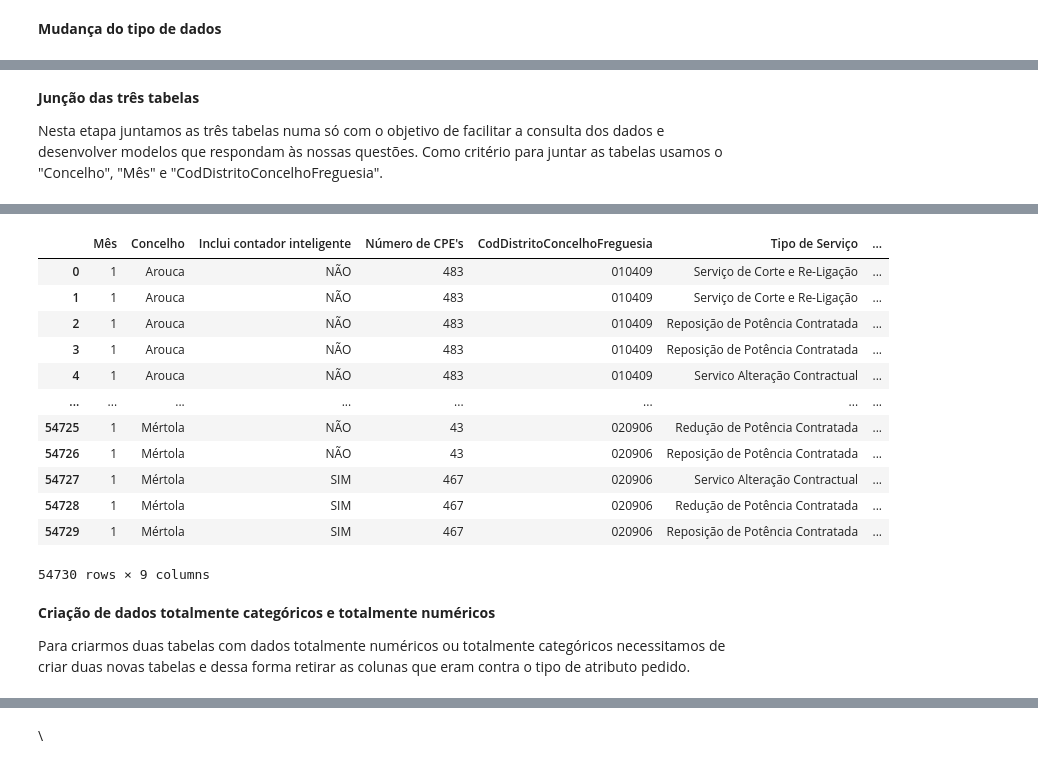
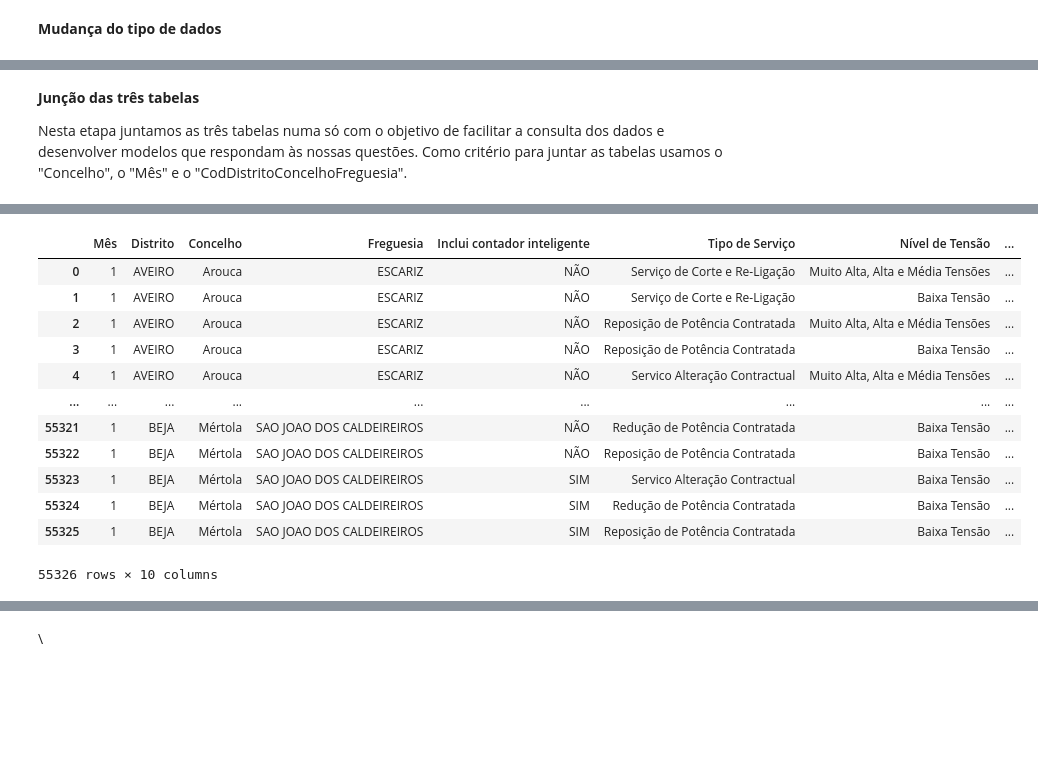
Before and after one commit to RafaelGesero/DECDProject, a Jupyter notebook: ProjetoDECD_Grupo20.ipynb, the cells around one changed output, grey strips where cells are left out. Drawn from its saved outputs; the diff is of its cells as text; code cells hidden in the pictures; blank space fills up the shorter version.

```diff
--- a/ProjetoDECD_Grupo20.ipynb
+++ b/ProjetoDECD_Grupo20.ipynb
@@ -262,9 +245,9 @@ Para que seja possível juntar as três tabelas, terá de ser feito algum tratam
 4. Eliminação das colunas "CodDistrito","CodDistritoConcelho" e "CodDistritoConcelhoFreguesia" das três tabelas.
 # %%
 numeroOrdensServico2.rename(columns={'Mes' : 'Mês'}, inplace=True)
-numeroContratosEnergia2.drop(columns=['data','Distrito','Freguesia','CodDistrito','CodDistritoConcelho','Ano','Contrato Ativo'], inplace = True)
-numeroOrdensServico2.drop(columns=['data','Distrito', 'Freguesia','Ano'], inplace = True)
-consumosMensaisPorConcelho2.drop(columns=['Data','Distrito', 'Freguesia','CodDistrito','CodDistritoConcelho','Ano'], inplace = True)
+numeroContratosEnergia2.drop(columns=['data','CodDistrito','CodDistritoConcelho','Ano','Contrato Ativo'], inplace = True)
+numeroOrdensServico2.drop(columns=['data','Ano'], inplace = True)
+consumosMensaisPorConcelho2.drop(columns=['Data','CodDistrito','CodDistritoConcelho','Ano'], inplace = True)
 
 numeroContratosEnergia2.info()
 numeroOrdensServico2.info()
@@ -326,12 +309,21 @@ consumosMensaisPorConcelho2['Nível de Tensão'] = consumosMensaisPorConcelho2['
 consumosMensaisPorConcelho2['Concelho'] = consumosMensaisPorConcelho2['Concelho'].astype('category')
 consumosMensaisPorConcelho2['CodDistritoConcelhoFreguesia'] = consumosMensaisPorConcelho2['CodDistritoConcelhoFreguesia'].astype('category')
 consumosMensaisPorConcelho2['Mês'] = consumosMensaisPorConcelho2['Mês'].astype('category')
+consumosMensaisPorConcelho2['Freguesia'] = consumosMensaisPorConcelho2['Freguesia'].astype('category')
+consumosMensaisPorConcelho2['Distrito'] = consumosMensaisPorConcelho2['Distrito'].astype('category')
+
 
 
 numeroOrdensServico2['Tipo de Serviço'] = numeroOrdensServico2['Tipo de Serviço'].astype('category')
 numeroOrdensServico2['Concelho'] = numeroOrdensServico2['Concelho'].astype('category')
 numeroOrdensServico2['CodDistritoConcelhoFreguesia'] = numeroOrdensServico2['CodDistritoConcelhoFreguesia'].astype('category')
 numeroOrdensServico2['Mês'] = numeroOrdensServico2['Mês'].astype('category')
+numeroOrdensServico2['Freguesia'] = numeroOrdensServico2['Freguesia'].astype('category')
+numeroOrdensServico2['Distrito'] = numeroOrdensServico2['Distrito'].astype('category')
+#numeroOrdensServico2['Distrito'] = numeroOrdensServico2['Distrito'].apply(lambda x: x.upper())
+#numeroOrdensServico2['Freguesia'] = numeroOrdensServico2['Freguesia'].apply(lambda x: x.upper())
+
+
 
 
 
@@ -339,6 +331,12 @@ numeroContratosEnergia2['Inclui contador inteligente'] = numeroContratosEnergia2
 numeroContratosEnergia2['Concelho'] = numeroContratosEnergia2['Concelho'].astype('category')
 numeroContratosEnergia2['CodDistritoConcelhoFreguesia'] = numeroContratosEnergia2['CodDistritoConcelhoFreguesia'].astype('category')
 numeroContratosEnergia2['Mês'] = numeroContratosEnergia2['Mês'].astype('category')
+numeroContratosEnergia2['Freguesia'] = numeroContratosEnergia2['Freguesia'].astype('category')
+numeroContratosEnergia2['Distrito'] = numeroContratosEnergia2['Distrito'].astype('category')
+#numeroContratosEnergia2['Distrito'] = numeroContratosEnergia2['Distrito'].apply(lambda x: x.upper())
+#numeroContratosEnergia2['Freguesia'] = numeroContratosEnergia2['Freguesia'].apply(lambda x: x.upper())
+
+
 
 consumosMensaisPorConcelho2.info()
 numeroOrdensServico2.info()
@@ -382,16 +371,25 @@ memory usage: 592.6 KB
 **Junção das três tabelas**
 
 Nesta etapa juntamos as três tabelas numa só com o objetivo de facilitar a consulta dos dados e desenvolver modelos que respondam às nossas questões.
-Como critério para juntar as tabelas usamos o "Concelho", "Mês" e "CodDistritoConcelhoFreguesia".
+Como critério para juntar as tabelas usamos o "Concelho", o "Mês" e o "CodDistritoConcelhoFreguesia".
 # %%
-merged_aux = pd.merge(numeroContratosEnergia2,numeroOrdensServico2, on=['CodDistritoConcelhoFreguesia', 'Mês','Concelho'], how='inner')
-merged_df = pd.merge(merged_aux,consumosMensaisPorConcelho2, on=['CodDistritoConcelhoFreguesia','Mês','Concelho'], how='inner')
+merged_aux = pd.merge(numeroContratosEnergia2,numeroOrdensServico2, on=['Mês','CodDistritoConcelhoFreguesia'], how='inner')
+merged_df = pd.merge(merged_aux,consumosMensaisPorConcelho2, on=['CodDistritoConcelhoFreguesia','Mês'], how='inner')
 merged_df.drop_duplicates() #Eliminamos possíveis dados duplicados
 merged_df.dropna(inplace=True) #Elimamos possíveis dados nulos
 
 merged_df['Concelho'] = merged_df['Concelho'].astype('category')
-merged_df['CodDistritoConcelhoFreguesia'] = merged_df['CodDistritoConcelhoFreguesia'].astype('category')
 merged_df['Mês'] = merged_df['Mês'].astype('category')
+merged_df['Distrito'] = merged_df['Distrito'].astype('category')
+merged_df['Freguesia'] = merged_df['Freguesia'].astype('category')
+
+merged_df.drop(columns=['Distrito_y', 'Concelho_y','Freguesia_y','Distrito_x', 'Concelho_x','Freguesia_x','CodDistritoConcelhoFreguesia'], inplace = True)
+
+
+
+nova_ordem = ['Mês', 'Distrito','Concelho','Freguesia', 'Inclui contador inteligente', 'Tipo de Serviço','Nível de Tensão', "Número de CPE's",'Ordens Serviço Realizadas (#)', 'Energia Ativa (kWh)']
+
+merged_df = merged_df.reindex(columns=nova_ordem)
 
 merged_df.info()
 
@@ -416,18 +415,14 @@ dtypes: category(6), float64(1), int64(2)
 memory usage: 1.8 MB
-|  | Mês | Concelho | Inclui contador inteligente | Número de CPE's | CodDistritoConcelhoFreguesia | Tipo de Serviço | ... |
-| 0 | 1 | Arouca | NÃO | 483 | 010409 | Serviço de Corte e Re-Ligação | ... |
-| 1 | 1 | Arouca | NÃO | 483 | 010409 | Serviço de Corte e Re-Ligação | ... |
-| 2 | 1 | Arouca | NÃO | 483 | 010409 | Reposição de Potência Contratada | ... |
-| 3 | 1 | Arouca | NÃO | 483 | 010409 | Reposição de Potência Contratada | ... |
-| 4 | 1 | Arouca | NÃO | 483 | 010409 | Servico Alteração Contractual | ... |
-| ... | ... | ... | ... | ... | ... | ... | ... |
-| 54725 | 1 | Mértola | NÃO | 43 | 020906 | Redução de Potência Contratada | ... |
-| 54726 | 1 | Mértola | NÃO | 43 | 020906 | Reposição de Potência Contratada | ... |
-| 54727 | 1 | Mértola | SIM | 467 | 020906 | Servico Alteração Contractual | ... |
-| 54728 | 1 | Mértola | SIM | 467 | 020906 | Redução de Potência Contratada | ... |
-| 54729 | 1 | Mértola | SIM | 467 | 020906 | Reposição de Potência Contratada | ... |
+|  | Mês | Distrito | Concelho | Freguesia | Inclui contador inteligente | Tipo de Serviço | Nível de Tensão | ... |
+| 0 | 1 | AVEIRO | Arouca | ESCARIZ | NÃO | Serviço de Corte e Re-Ligação | Muito Alta, Alta e Média Tensões | ... |
+| 1 | 1 | AVEIRO | Arouca | ESCARIZ | NÃO | Serviço de Corte e Re-Ligação | Baixa Tensão | ... |
+| 2 | 1 | AVEIRO | Arouca | ESCARIZ | NÃO | Reposição de Potência Contratada | Muito Alta, Alta e Média Tensões | ... |
+| 3 | 1 | AVEIRO | Arouca | ESCARIZ | NÃO | Reposição de Potência Contratada | Baixa Tensão | ... |
+| 4 | 1 | AVEIRO | Arouca | ESCARIZ | NÃO | Servico Alteração Contractual | Muito Alta, Alta e Média Tensões | ... |
+| ... | ... | ... | ... | ... | ... | ... | ... | ... |
+| 55321 | 1 | BEJA | Mértola | SAO JOAO DOS CALDEIREIROS | NÃO | Redução de Potência Contratada | Baixa Tensão | ... |
+| 55322 | 1 | BEJA | Mértola | SAO JOAO DOS CALDEIREIROS | NÃO | Reposição de Potência Contratada | Baixa Tensão | ... |
+| 55323 | 1 | BEJA | Mértola | SAO JOAO DOS CALDEIREIROS | SIM | Servico Alteração Contractual | Baixa Tensão | ... |
+| 55324 | 1 | BEJA | Mértola | SAO JOAO DOS CALDEIREIROS | SIM | Redução de Potência Contratada | Baixa Tensão | ... |
+| 55325 | 1 | BEJA | Mértola | SAO JOAO DOS CALDEIREIROS | SIM | Reposição de Potência Contratada | Baixa Tensão | ... |
-54730 rows × 9 columns
+55326 rows × 10 columns
-# %% [markdown]
-**Criação de dados totalmente categóricos e totalmente numéricos**
-
-Para criarmos duas tabelas com dados totalmente numéricos ou totalmente categóricos necessitamos de criar duas novas tabelas e dessa forma retirar as colunas que eram contra o tipo de atributo pedido.
```
Also changed, not shown: parts of 25 cells of this notebook.
